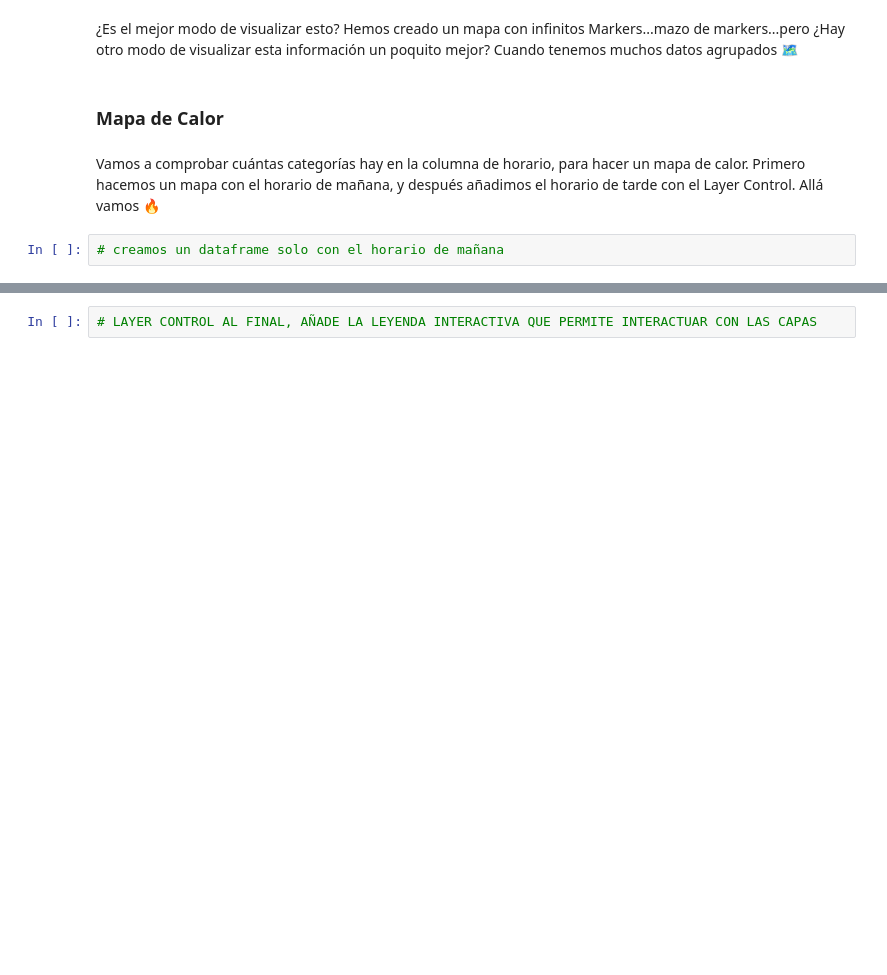
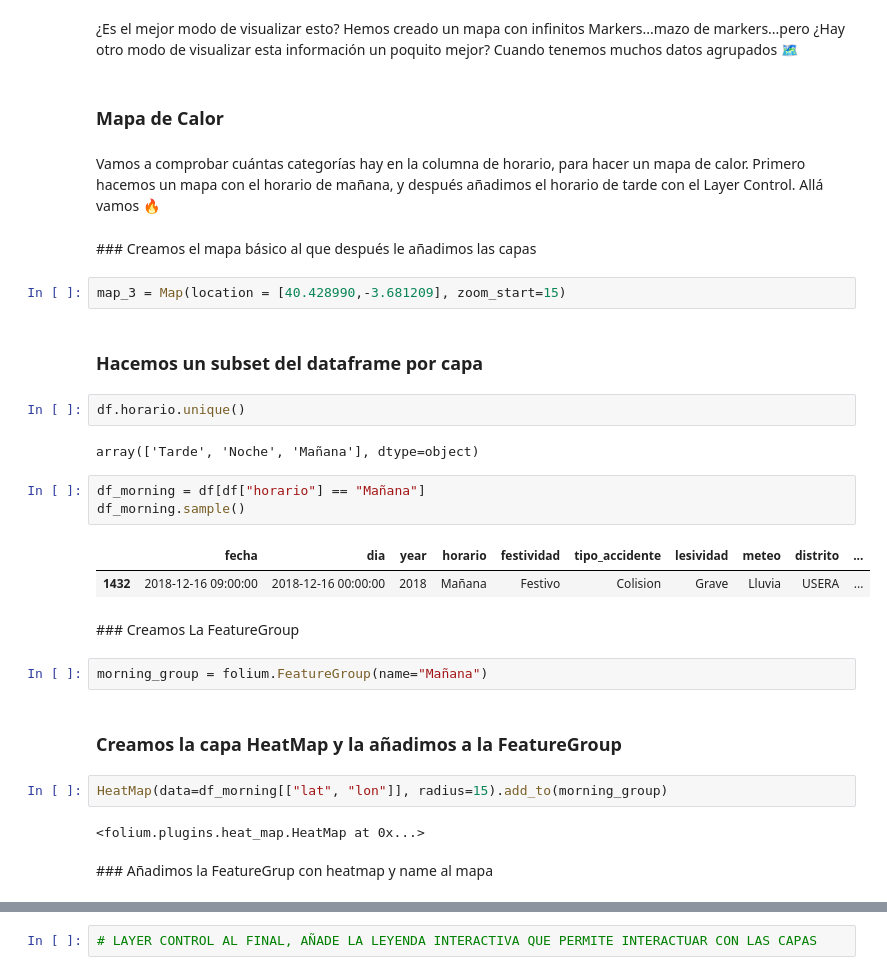
Before and after one commit to Ironhack-Data-Madrid-Agosto-2021/classroom-materials, a Jupyter notebook: week_04/02-GeoViz_folium.ipynb, the cells around one changed output, grey strips where cells are left out. Drawn from its saved outputs; the diff is of its cells as text; blank space fills up the shorter version.

Commit message:
MapasVizFoliumDone🗺

```diff
--- a/week_04/02-GeoViz_folium.ipynb
+++ b/week_04/02-GeoViz_folium.ipynb
@@ -183,5 +184,31 @@ Cuando tenemos muchos datos agrupados 🗺
 # %% [markdown]
 Vamos a comprobar cuántas categorías hay en la columna de horario, para hacer un mapa de calor. Primero hacemos un mapa con el horario de mañana, y después añadimos el horario de tarde con el Layer Control.
 Allá vamos 🔥
-# %%
-# creamos un dataframe solo con el horario de mañana
+# %% [markdown]
+### Creamos el mapa básico al que después le añadimos las capas
+# %%
+map_3 = Map(location = [40.428990,-3.681209], zoom_start=15)
+# %% [markdown]
+### Hacemos un subset del dataframe por capa
+# %%
+df.horario.unique()
+# %% [output]
+array(['Tarde', 'Noche', 'Mañana'], dtype=object)
+# %%
+df_morning = df[df["horario"] == "Mañana"]
+df_morning.sample()
+# %% [output]
+|  | fecha | dia | year | horario | festividad | tipo_accidente | lesividad | meteo | distrito | ... |
+| 1432 | 2018-12-16 09:00:00 | 2018-12-16 00:00:00 | 2018 | Mañana | Festivo | Colision | Grave | Lluvia | USERA | ... |
+# %% [markdown]
+### Creamos La FeatureGroup
+# %%
+morning_group = folium.FeatureGroup(name="Mañana")
+# %% [markdown]
+### Creamos la capa HeatMap y la añadimos a la FeatureGroup
+# %%
+HeatMap(data=df_morning[["lat", "lon"]], radius=15).add_to(morning_group)
+# %% [output]
+<folium.plugins.heat_map.HeatMap at 0x...>
+# %% [markdown]
+### Añadimos la FeatureGrup con heatmap y name al mapa
```
Also changed, not shown: parts of 17 cells of this notebook, 4 other files.
